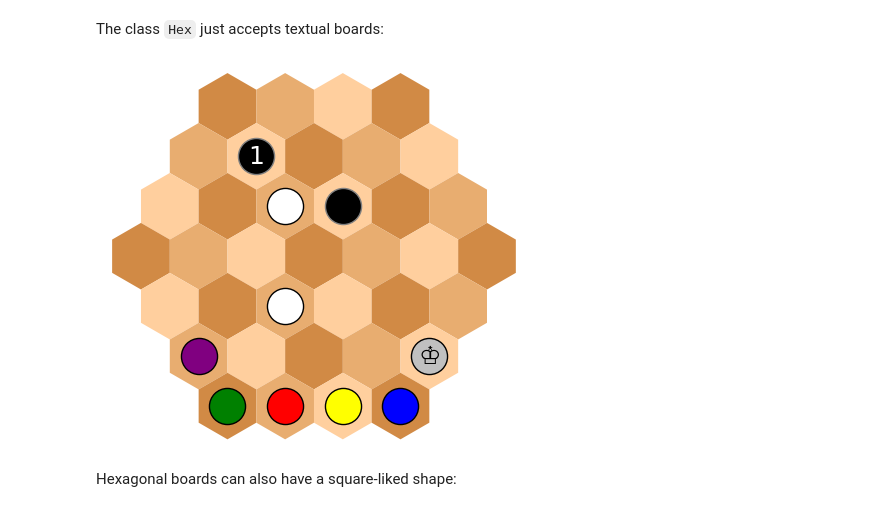
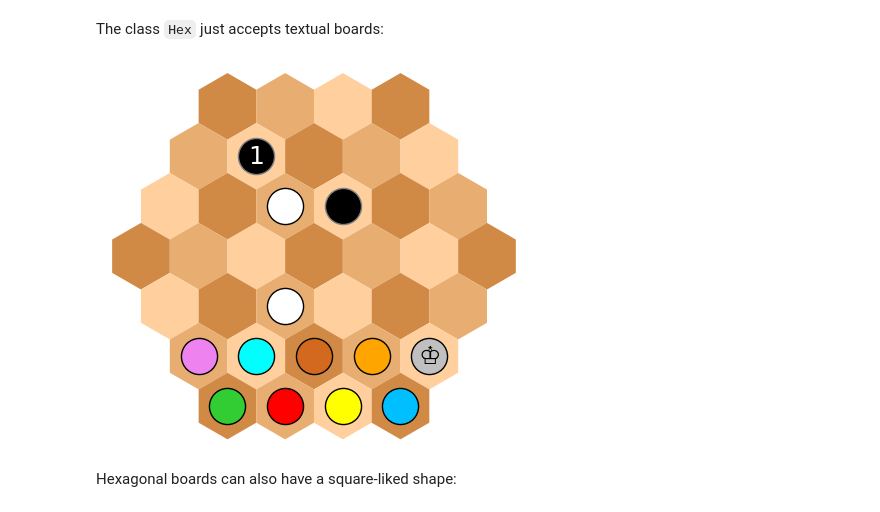
Before and after one commit to jpneto/draw_game_boards, a Jupyter notebook: code/Tutorial.ipynb, the cells around one changed output. Cells and saved outputs as stored; diff of their text form; code cells hidden in the pictures.

```diff
--- a/code/Tutorial.ipynb
+++ b/code/Tutorial.ipynb
@@ -96,17 +110,17 @@ from HexagonalBoard import Hex
 # %%
 board = """
    . . . .
   . x1 . . .
  . . o x . .
 . . . . . . .
  . . o . . .
-  p . . . s♔
+  p c h n s♔
    g r y l
 """
 
 Hex(board);
 # %% [output]
-[figure, old version]
+[figure, new version]
 # %% [markdown]
 Hexagonal boards can also have a square-liked shape:
 # %%
```
Also changed, not shown: parts of 21 cells of this notebook, 42 other files.
